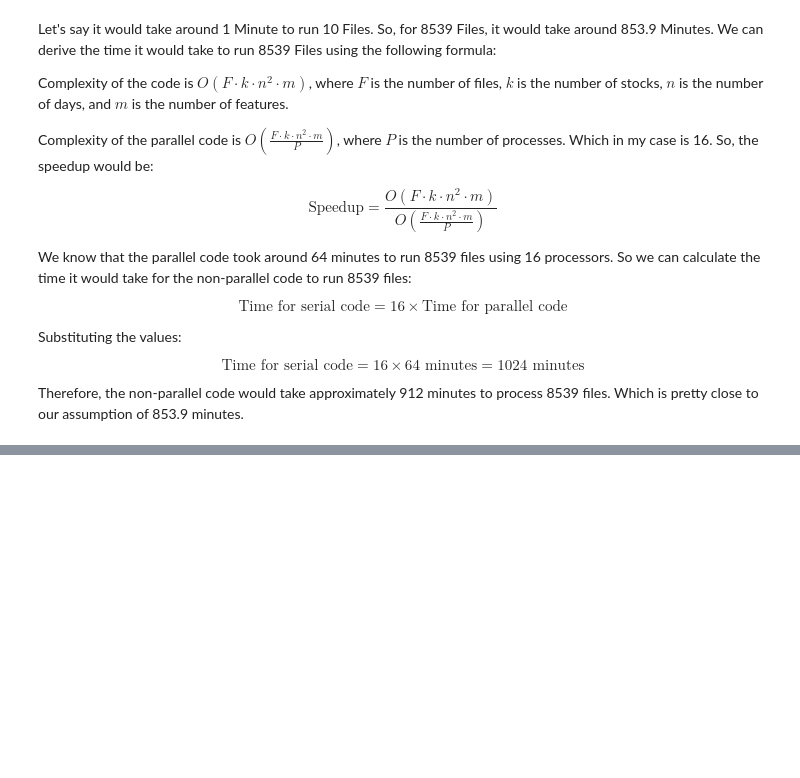
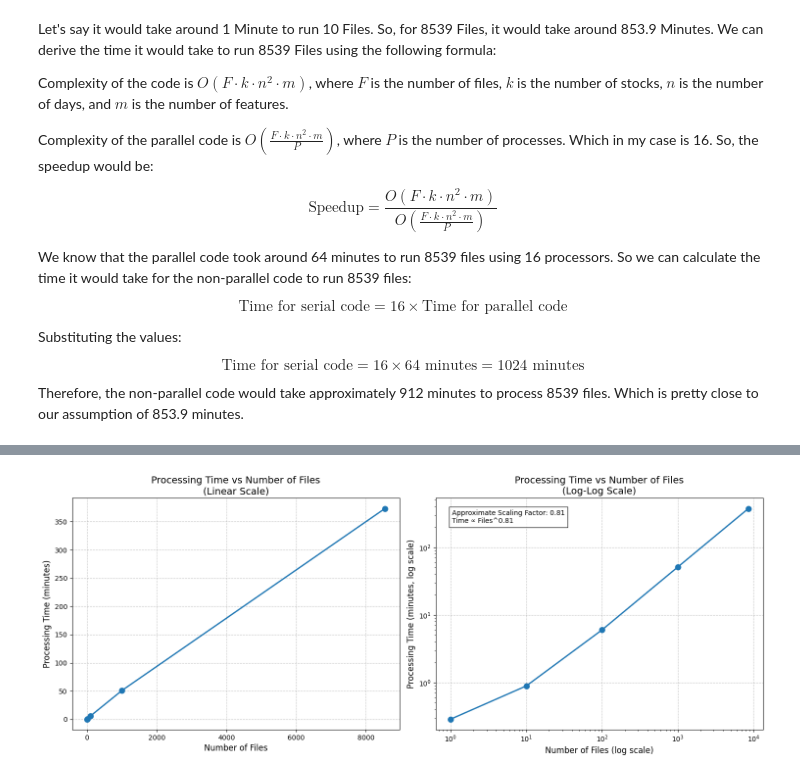
Before and after one commit to nicolarohner1337/cic_mc1, a Jupyter notebook: cic_mc1.ipynb, the cells around one changed output, grey strips where cells are left out. Cells and saved outputs as stored; diff of their text form; code cells hidden in the pictures; blank space fills up the shorter version.

```diff
--- a/cic_mc1.ipynb
+++ b/cic_mc1.ipynb
@@ -264,0 +412,51 @@ Total files: 8539
+# %%
+import numpy as np
+import matplotlib.pyplot as plt
+
+
+# Convert all times to minutes
+files = np.array([1, 10, 100, 1000, 8539])
+times = np.array([
+    17.2/60,        # 1 file (17.2 seconds)
+    53.4/60,        # 10 files (53.4 seconds)
+    6,              # 100 files (6 minutes)
+    51,              # 1000 files (51 minutes)
+    373             # 8539 files (373 minutes)
+
+])
+
+# Create figure with two subplots - linear and log scale
+fig, (ax1, ax2) = plt.subplots(1, 2, figsize=(15, 6))
+
+
+
+# Linear scale plot
+ax1.plot(files, times, 'o-', linewidth=2, markersize=8)
+ax1.set_xlabel('Number of Files', fontsize=12)
+ax1.set_ylabel('Processing Time (minutes)', fontsize=12)
+ax1.set_title('Processing Time vs Number of Files\n(Linear Scale)', fontsize=14)
+ax1.grid(True, linestyle='--', alpha=0.7)
+
+# Log-log scale plot
+ax2.loglog(files, times, 'o-', linewidth=2, markersize=8)
+ax2.set_xlabel('Number of Files (log scale)', fontsize=12)
+ax2.set_ylabel('Processing Time (minutes, log scale)', fontsize=12)
+ax2.set_title('Processing Time vs Number of Files\n(Log-Log Scale)', fontsize=14)
+ax2.grid(True, linestyle='--', alpha=0.7)
+
+
+# Fit a power law to determine scaling factor
+coeffs = np.polyfit(np.log10(files), np.log10(times), 1)
+scaling_factor = coeffs[0]
+
+# Add text box with scaling information
+scaling_text = f"Approximate Scaling Factor: {scaling_factor:.2f}\n"
+scaling_text += f"Time ∝ Files^{scaling_factor:.2f}"
+ax2.text(0.05, 0.95, scaling_text, transform=ax2.transAxes,
+         bbox=dict(facecolor='white', alpha=0.8),
+         verticalalignment='top', fontsize=10)
+
+plt.tight_layout()
+plt.show()
+# %% [output]
+[figure, added]
```
Also changed, not shown: parts of 4 cells of this notebook, 11 other files.
